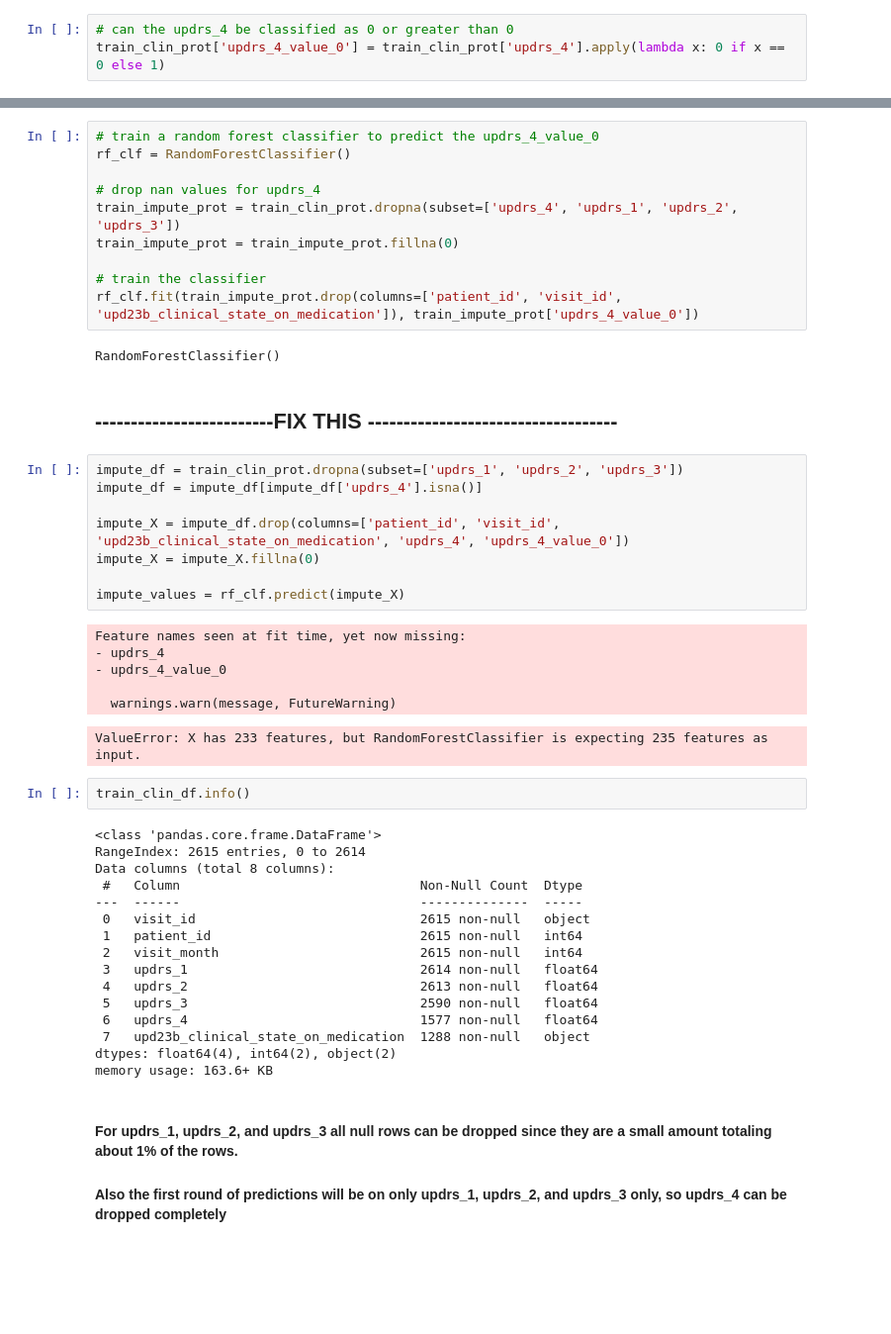
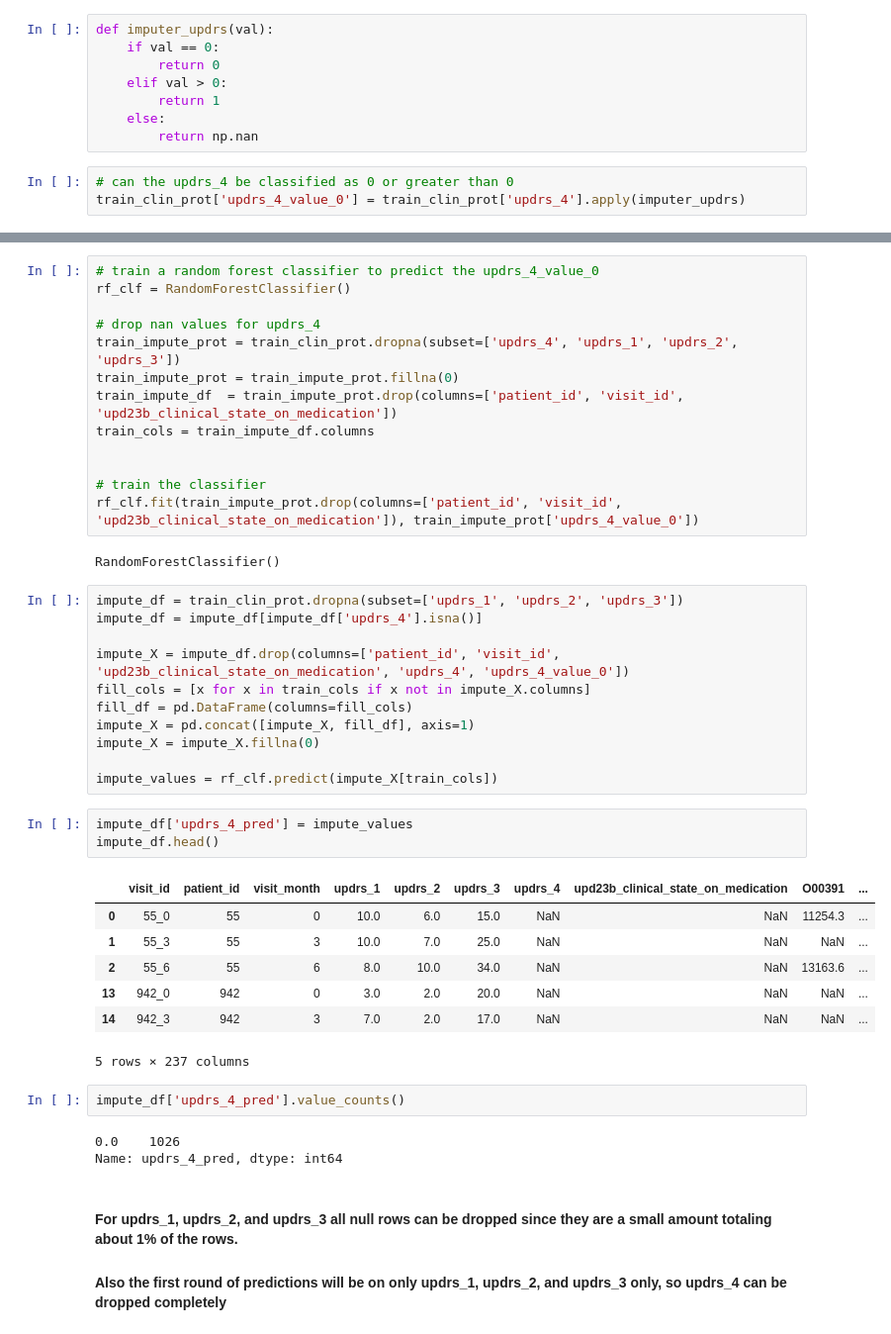
Before and after one commit to dagartga/Boosted-Models-for-Parkinsons-Prediction, a Jupyter notebook: parkinsons_1/notebooks/EDA_RandomForest.ipynb, the cells around one changed output, grey strips where cells are left out. Shown at 99% size. Cells and saved outputs as stored; diff of their text form; blank space fills up the shorter version.

Commit message:
try random forest for imputing updrs_4

```diff
--- a/parkinsons_1/notebooks/EDA_RandomForest.ipynb
+++ b/parkinsons_1/notebooks/EDA_RandomForest.ipynb
@@ -291,9 +291,17 @@ O75144         0.050257
 O94919         0.046582
 O00391         0.045957
 Name: updrs_4, dtype: float64
+# %%
+def imputer_updrs(val):
+    if val == 0:
+        return 0
+    elif val > 0:
+        return 1
+    else:
+        return np.nan
 # %%
 # can the updrs_4 be classified as 0 or greater than 0
-train_clin_prot['updrs_4_value_0'] = train_clin_prot['updrs_4'].apply(lambda x: 0 if x == 0 else 1)
+train_clin_prot['updrs_4_value_0'] = train_clin_prot['updrs_4'].apply(imputer_updrs)
 # %%
 # look for a correlation between the updrs_4_value_0 and the proteins
 updrs_4_cat_corr = train_clin_prot.corr()['updrs_4_value_0'].sort_values(ascending=False)
@@ -323,46 +331,41 @@ rf_clf = RandomForestClassifier()
 # drop nan values for updrs_4
 train_impute_prot = train_clin_prot.dropna(subset=['updrs_4', 'updrs_1', 'updrs_2', 'updrs_3'])
 train_impute_prot = train_impute_prot.fillna(0)
+train_impute_df  = train_impute_prot.drop(columns=['patient_id', 'visit_id', 'upd23b_clinical_state_on_medication'])
+train_cols = train_impute_df.columns
+
 
 # train the classifier
 rf_clf.fit(train_impute_prot.drop(columns=['patient_id', 'visit_id', 'upd23b_clinical_state_on_medication']), train_impute_prot['updrs_4_value_0'])
 # %% [output]
 RandomForestClassifier()
-# %% [markdown]
-## -------------------------FIX THIS -----------------------------------
 # %%
 impute_df = train_clin_prot.dropna(subset=['updrs_1', 'updrs_2', 'updrs_3'])
 impute_df = impute_df[impute_df['updrs_4'].isna()]
 
 impute_X = impute_df.drop(columns=['patient_id', 'visit_id', 'upd23b_clinical_state_on_medication', 'updrs_4', 'updrs_4_value_0'])
+fill_cols = [x for x in train_cols if x not in impute_X.columns]
+fill_df = pd.DataFrame(columns=fill_cols)
+impute_X = pd.concat([impute_X, fill_df], axis=1)
 impute_X = impute_X.fillna(0)
 
-impute_values = rf_clf.predict(impute_X)
+impute_values = rf_clf.predict(impute_X[train_cols])
-# %% [output]
-Feature names seen at fit time, yet now missing:
-- updrs_4
-- updrs_4_value_0
-
-  warnings.warn(message, FutureWarning)
-ValueError: X has 233 features, but RandomForestClassifier is expecting 235 features as input.
-# %%
-train_clin_df.info()
-# %% [output]
-<class 'pandas.core.frame.DataFrame'>
-RangeIndex: 2615 entries, 0 to 2614
-Data columns (total 8 columns):
- #   Column                               Non-Null Count  Dtype
----  ------                               --------------  -----
- 0   visit_id                             2615 non-null   object
- 1   patient_id                           2615 non-null   int64
- 2   visit_month                          2615 non-null   int64
- 3   updrs_1                              2614 non-null   float64
- 4   updrs_2                              2613 non-null   float64
- 5   updrs_3                              2590 non-null   float64
- 6   updrs_4                              1577 non-null   float64
- 7   upd23b_clinical_state_on_medication  1288 non-null   object
-dtypes: float64(4), int64(2), object(2)
-memory usage: 163.6+ KB
+# %%
+impute_df['updrs_4_pred'] = impute_values
+impute_df.head()
+# %% [output]
+|  | visit_id | patient_id | visit_month | updrs_1 | updrs_2 | updrs_3 | updrs_4 | upd23b_clinical_state_on_medication | O00391 | ... |
+| 0 | 55_0 | 55 | 0 | 10.0 | 6.0 | 15.0 | NaN | NaN | 11254.3 | ... |
+| 1 | 55_3 | 55 | 3 | 10.0 | 7.0 | 25.0 | NaN | NaN | NaN | ... |
+| 2 | 55_6 | 55 | 6 | 8.0 | 10.0 | 34.0 | NaN | NaN | 13163.6 | ... |
+| 13 | 942_0 | 942 | 0 | 3.0 | 2.0 | 20.0 | NaN | NaN | NaN | ... |
+| 14 | 942_3 | 942 | 3 | 7.0 | 2.0 | 17.0 | NaN | NaN | NaN | ... |
+5 rows × 237 columns
+# %%
+impute_df['updrs_4_pred'].value_counts()
+# %% [output]
+0.0    1026
+Name: updrs_4_pred, dtype: int64
 # %% [markdown]
 #### For updrs_1, updrs_2, and updrs_3 all null rows can be dropped since they are a small amount totaling about 1% of the rows.
 
```
Also changed, not shown: parts of 4 cells of this notebook.
